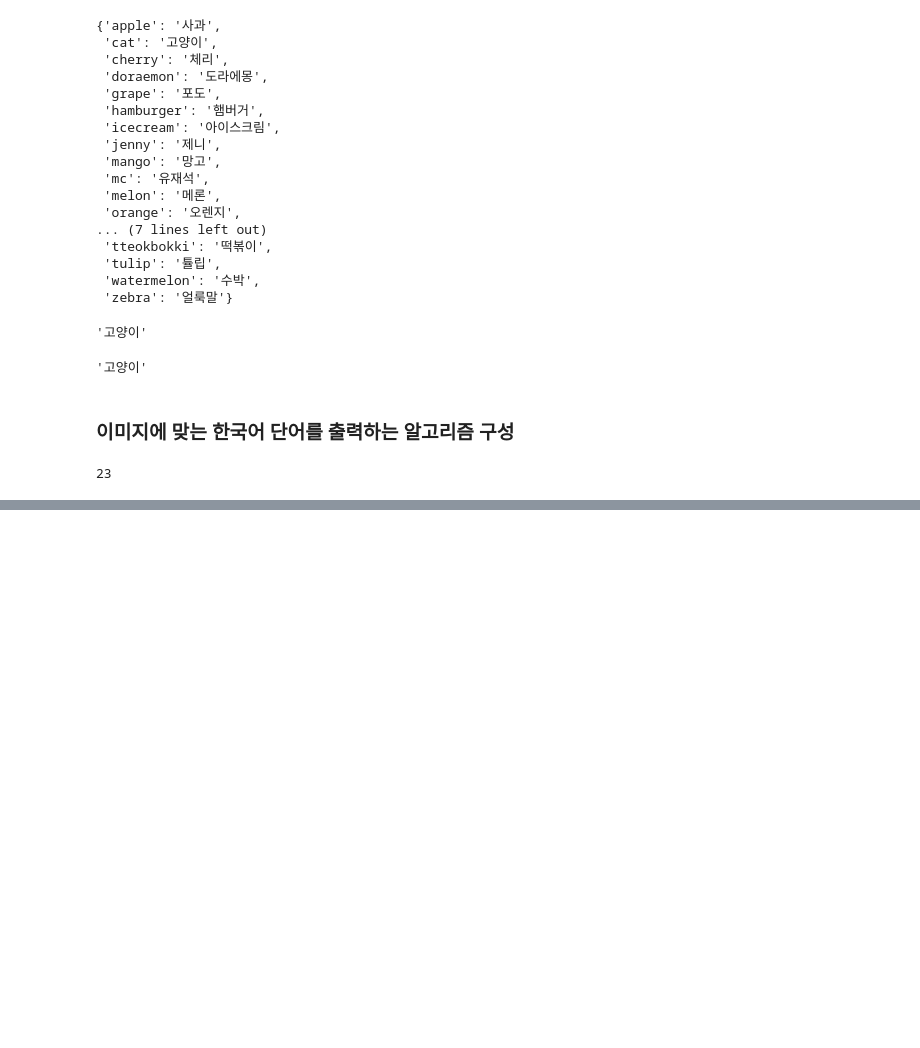
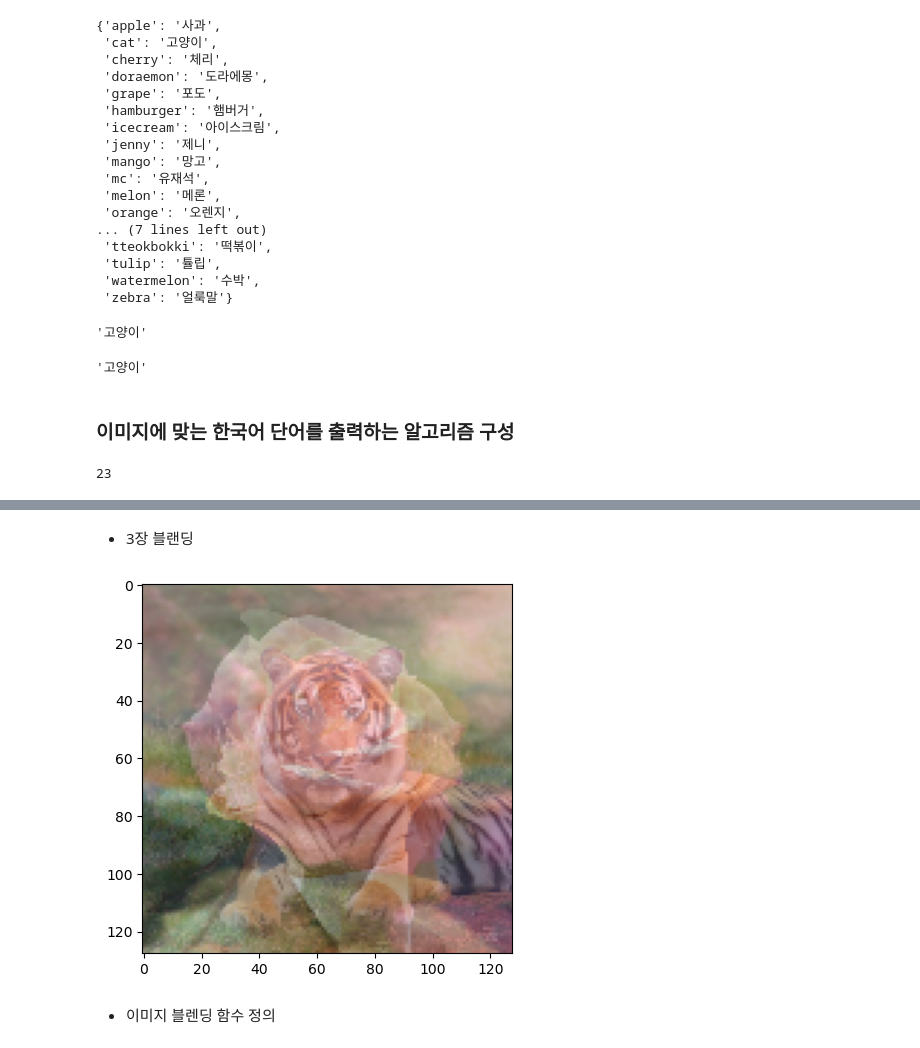
Before and after one commit to copy-del/my-repo, a Jupyter notebook: Open Cv/ex02_이미지 블렌딩 게임제작.ipynb, the cells around one changed output, grey strips where cells are left out. Saved outputs shown, nothing was run; the diff lists cells and outputs as text; code cells hidden in the pictures; blank space fills up the shorter version.

```diff
--- a/Open Cv/ex02_이미지 블렌딩 게임제작.ipynb
+++ b/Open Cv/ex02_이미지 블렌딩 게임제작.ipynb
@@ -165,0 +215,35 @@ array([ 3, 15, 16])
+# %% [markdown]
+- 3장 블랜딩
+# %%
+img1 = cv2.imread(ext_img[0])
+img2 = cv2.imread(ext_img[1])
+img3 = cv2.imread(ext_img[2])
+
+img1 = cv2.cvtColor(img1, cv2.COLOR_BGR2RGB)
+img2 = cv2.cvtColor(img2, cv2.COLOR_BGR2RGB)
+img3 = cv2.cvtColor(img3, cv2.COLOR_BGR2RGB)
+
+# 이미지 크기 동일하게 맞추기
+img1 = cv2.resize(img1, dsize=(128,128))
+img2 = cv2.resize(img2, dsize=(128,128))
+img3 = cv2.resize(img3, dsize=(128,128))
+
+
+# 블렌딩
+'''
+img_add = cv2.addWeighted(img1, 0.5, img2, 0.5, 0)
+img_add = cv2.addWeighted(img3, 0.4, img_add, 0.6, 0)
+'''
+
+# Numpy 배열 연산으로 블렌딩
+# 가중치
+w1 = 0.3333
+img_add = (img1*w1 + img2*w1 + img3*w1).astype(np.uint64)
+
+# 출력
+plt.imshow(img_add)
+plt.show()
+# %% [output]
+[figure, added]
+# %% [markdown]
+- 이미지 블렌딩 함수 정의
```
Also changed, not shown: parts of 13 cells of this notebook, 13 other files.
